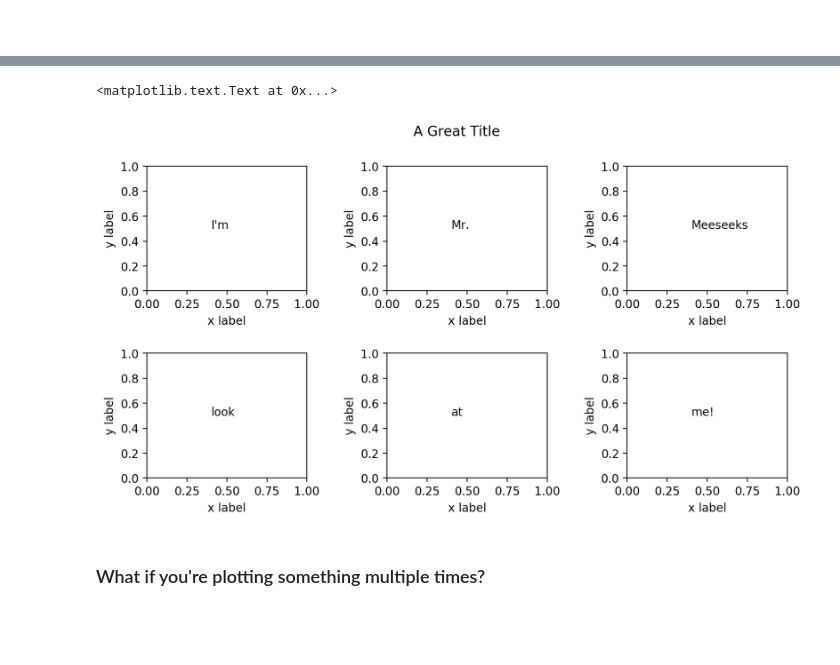
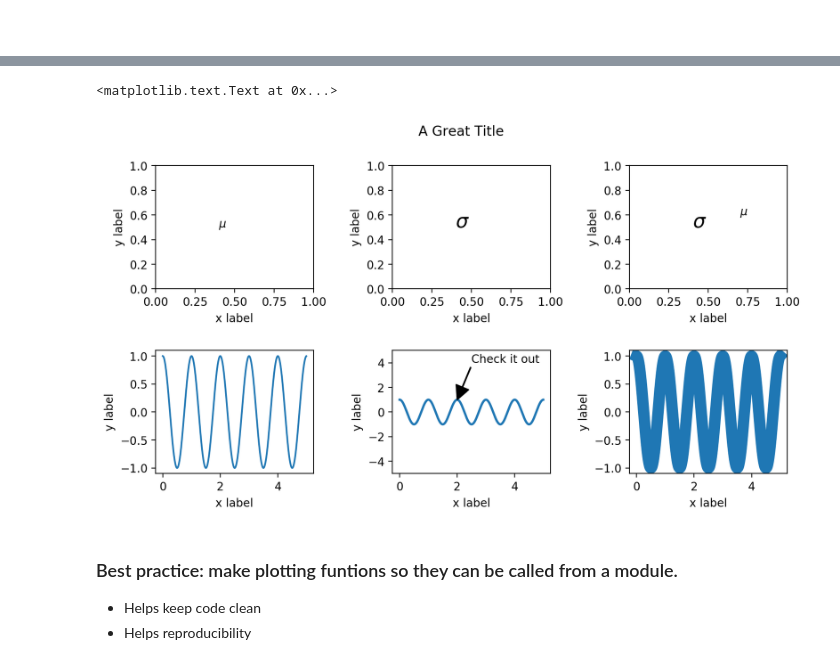
Before and after one commit to kamuda1/THW-Presentations, a Jupyter notebook: data-visualization/Matplotlib Best Practices.ipynb, the cells around one changed output, grey strips where cells are left out. Cells and saved outputs as stored; diff of their text form; code cells hidden in the pictures; blank space fills up the shorter version.

```diff
--- a/data-visualization/Matplotlib Best Practices.ipynb
+++ b/data-visualization/Matplotlib Best Practices.ipynb
@@ -105,37 +124,47 @@ ax[1,2].set_ylabel('y label')
 # %%
 fig, ax = plt.subplots(2,3,figsize=(10,5),dpi=200)
 
-x = 0.4
-y = 0.5
+x_position_text = 0.4
+y_position_text = 0.5
+
+t = np.arange(0.0, 5.0, 0.01)
+s = np.cos(2*np.pi*t)
+
 
 fig.suptitle('A Great Title')
 fig.subplots_adjust(hspace=.5)
 fig.subplots_adjust(wspace=.5)
 
 
-ax[0,0].text(x, y, 'I\'m')
+ax[0,0].text(x_position_text, y_position_text, '$\mu$', fontsize='medium')
 ax[0,0].set_xlabel('x label')
 ax[0,0].set_ylabel('y label')
 
-ax[0,1].text(x, y, 'Mr.')
+ax[0,1].text(x_position_text, y_position_text, '$\sigma$', fontsize='xx-large')
 ax[0,1].set_xlabel('x label')
 ax[0,1].set_ylabel('y label')
 
-ax[0,2].text(x, y, 'Meeseeks')
+ax[0,2].text(x_position_text, y_position_text, '$\sigma$', fontsize='xx-large')
+ax[0,2].text(x_position_text+0.3, y_position_text+0.1, '$\mu$', fontsize='medium')
 ax[0,2].set_xlabel('x label')
 ax[0,2].set_ylabel('y label')
 
-ax[1,0].text(x, y, 'look')
+ax[1,0].plot(t, s)
 ax[1,0].set_xlabel('x label')
 ax[1,0].set_ylabel('y label')
 
-ax[1,1].text(x, y, 'at')
+ax[1,1].plot(t, s, linewidth=2)
 ax[1,1].set_xlabel('x label')
 ax[1,1].set_ylabel('y label')
+ax[1,1].set_ylim(-5,5)
+ax[1,1].annotate('Check it out', xy=(2, 1), xytext=(2.5, 4), fontsize=10,
+                 arrowprops=dict(facecolor='black',
+                                 width=0.5)
+                 )
 
-ax[1,2].text(x, y, 'me!')
+ax[1,2].plot(t, s, lw=10)
 ax[1,2].set_xlabel('x label')
 ax[1,2].set_ylabel('y label')
 # %% [output]
 <matplotlib.text.Text at 0x...>
-[figure, old version]
+[figure, new version]
@@ -144,3 +171,5 @@ fig.savefig('foo.png')
-# %% [markdown]
-### What if you're plotting something multiple times?
+# %% [markdown]
+### Best practice: make plotting funtions so they can be called from a module.
+* Helps keep code clean
+* Helps reproducibility
 # %%
```
Also changed, not shown: parts of 20 cells of this notebook.
